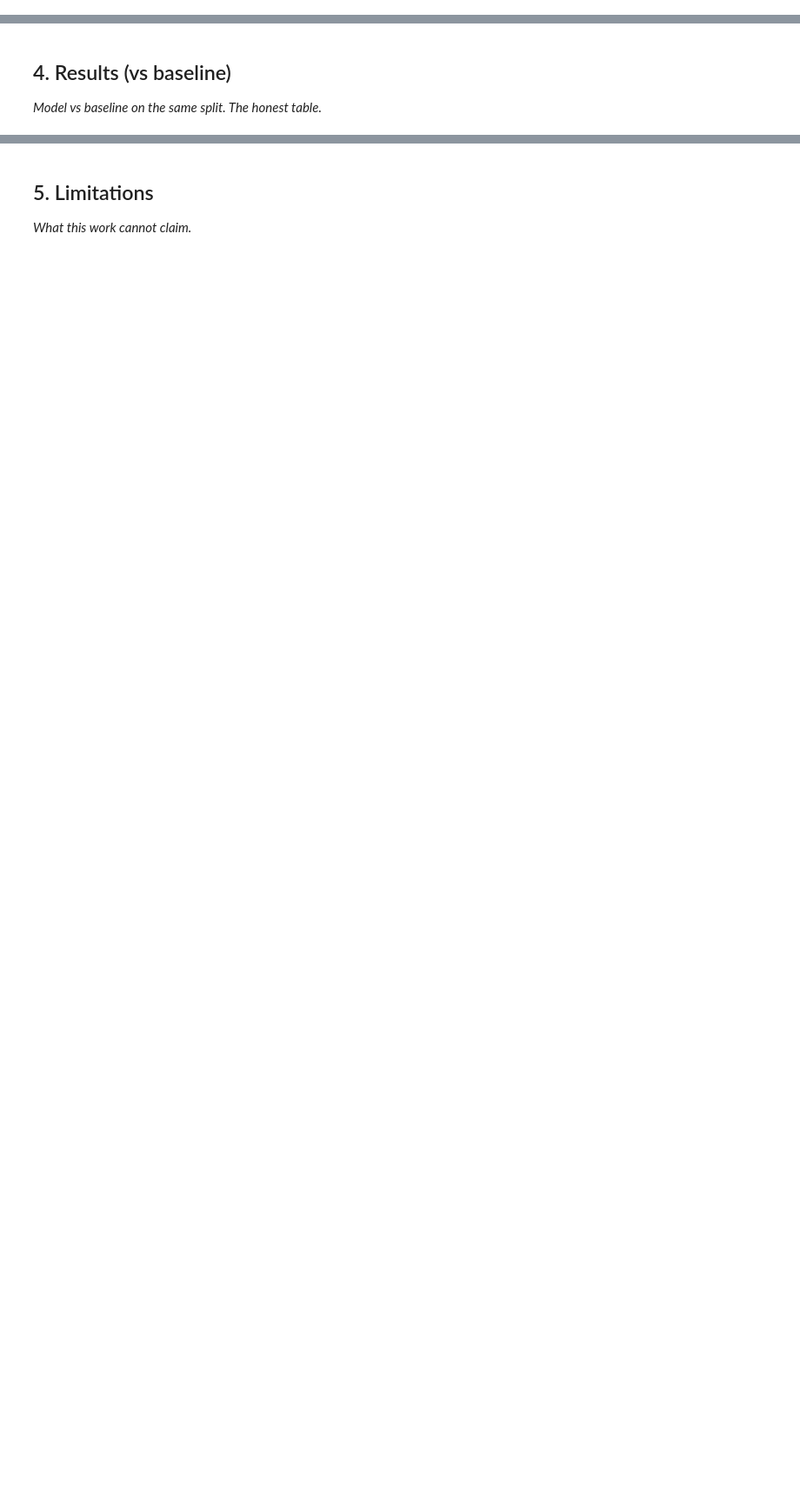
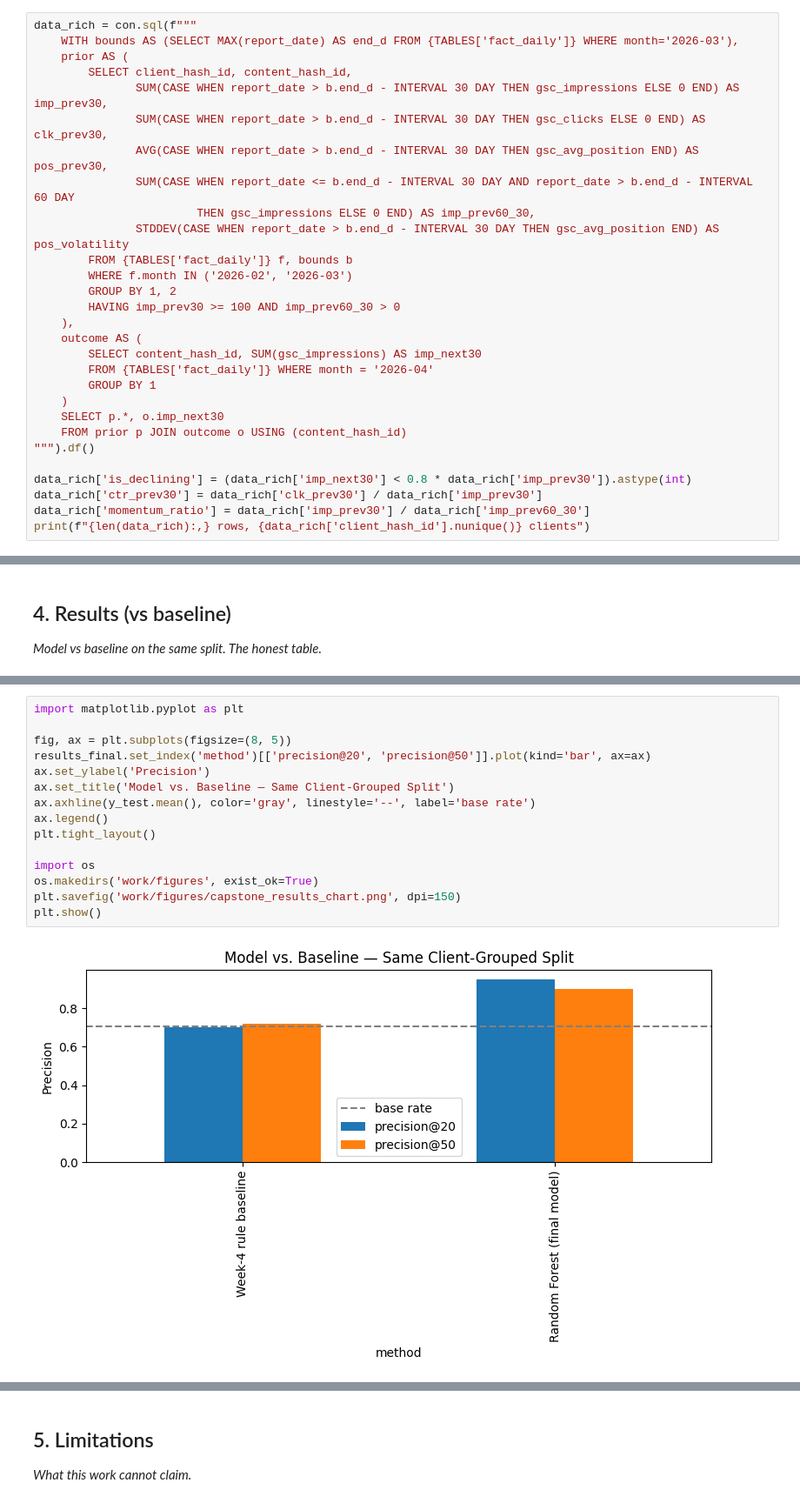
Before and after one commit to khaled-dragon/ML-intern, a Jupyter notebook: work/notebooks/capstone.ipynb, the cells around one changed output, grey strips where cells are left out. Shown at 87% size. Cells and saved outputs as stored; diff of their text form; blank space fills up the shorter version.

```diff
--- a/work/notebooks/capstone.ipynb
+++ b/work/notebooks/capstone.ipynb
@@ -18,3 +63,32 @@ This skeleton is yours to fill. Work the sections **in order** — each one has
 ## 3. Methodology
 
 *Assumptions, features, label definition, baseline, validation design, leakage checks.*
+# %%
+data_rich = con.sql(f"""
+    WITH bounds AS (SELECT MAX(report_date) AS end_d FROM {TABLES['fact_daily']} WHERE month='2026-03'),
+    prior AS (
+        SELECT client_hash_id, content_hash_id,
+               SUM(CASE WHEN report_date > b.end_d - INTERVAL 30 DAY THEN gsc_impressions ELSE 0 END) AS imp_prev30,
+               SUM(CASE WHEN report_date > b.end_d - INTERVAL 30 DAY THEN gsc_clicks ELSE 0 END) AS clk_prev30,
+               AVG(CASE WHEN report_date > b.end_d - INTERVAL 30 DAY THEN gsc_avg_position END) AS pos_prev30,
+               SUM(CASE WHEN report_date <= b.end_d - INTERVAL 30 DAY AND report_date > b.end_d - INTERVAL 60 DAY
+                        THEN gsc_impressions ELSE 0 END) AS imp_prev60_30,
+               STDDEV(CASE WHEN report_date > b.end_d - INTERVAL 30 DAY THEN gsc_avg_position END) AS pos_volatility
+        FROM {TABLES['fact_daily']} f, bounds b
+        WHERE f.month IN ('2026-02', '2026-03')
+        GROUP BY 1, 2
+        HAVING imp_prev30 >= 100 AND imp_prev60_30 > 0
+    ),
+    outcome AS (
+        SELECT content_hash_id, SUM(gsc_impressions) AS imp_next30
+        FROM {TABLES['fact_daily']} WHERE month = '2026-04'
+        GROUP BY 1
+    )
+    SELECT p.*, o.imp_next30
+    FROM prior p JOIN outcome o USING (content_hash_id)
+""").df()
+
+data_rich['is_declining'] = (data_rich['imp_next30'] < 0.8 * data_rich['imp_prev30']).astype(int)
+data_rich['ctr_prev30'] = data_rich['clk_prev30'] / data_rich['imp_prev30']
+data_rich['momentum_ratio'] = data_rich['imp_prev30'] / data_rich['imp_prev60_30']
+print(f"{len(data_rich):,} rows, {data_rich['client_hash_id'].nunique()} clients")
@@ -24,0 +164,17 @@ This skeleton is yours to fill. Work the sections **in order** — each one has
+# %%
+import matplotlib.pyplot as plt
+
+fig, ax = plt.subplots(figsize=(8, 5))
+results_final.set_index('method')[['precision@20', 'precision@50']].plot(kind='bar', ax=ax)
+ax.set_ylabel('Precision')
+ax.set_title('Model vs. Baseline — Same Client-Grouped Split')
+ax.axhline(y_test.mean(), color='gray', linestyle='--', label='base rate')
+ax.legend()
+plt.tight_layout()
+
+import os
+os.makedirs('work/figures', exist_ok=True)
+plt.savefig('work/figures/capstone_results_chart.png', dpi=150)
+plt.show()
+# %% [output]
+[figure, added]
```
Also changed, not shown: parts of 13 cells of this notebook.
